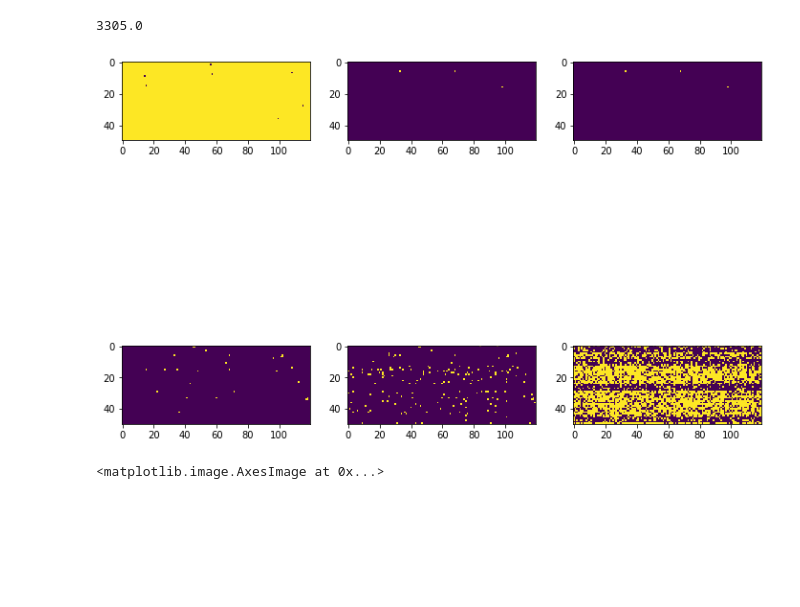
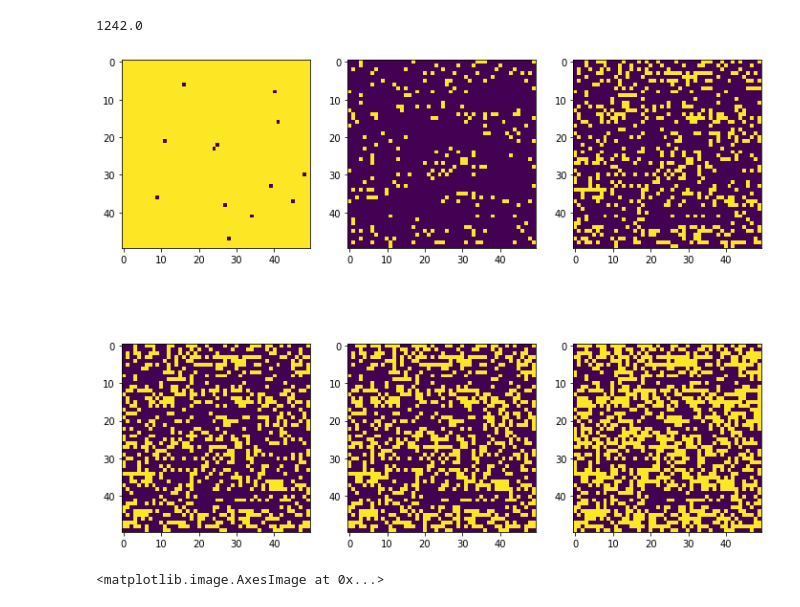
Before and after one commit to Lana-B/DamageStudies, a Jupyter notebook: py/Fe55-Fn.ipynb, the cells around one changed output. Saved outputs shown, nothing was run; the diff lists cells and outputs as text; code cells hidden in the pictures; blank space fills up the shorter version.

```diff
--- a/py/Fe55-Fn.ipynb
+++ b/py/Fe55-Fn.ipynb
@@ -82,9 +84,9 @@ number of files=100
 # %%
 #0dam
-startx=1000
-starty=1000
-endx=1050
-endy=1050
+startx=1200
+starty=1700
+endx=1250
+endy=1750
 
 #40 dam
 # startx=581
@@ -146,7 +155,7 @@ def bad_pix_qual(startx_fn,endx_fn,starty_fn,endy_fn,chosenPixels3d_fn):
         for pix_x in range(0,(endx_fn-startx_fn)): #(endy-starty)*(endx-startx)
             badfit=False
 
-            if (pix_x%30==0 and pix_y%30==0):
+            if (pix_x==0 and pix_y%10==0):
                 print(pix_x,pix_y)
             histValues=plt.hist(chosenPixels3d_fn[:,pix_y,pix_x],bins=45)
             mphist=midpoints(histValues[1])
@@ -166,12 +175,14 @@ def bad_pix_qual(startx_fn,endx_fn,starty_fn,endy_fn,chosenPixels3d_fn):
             heights_array_fn[pix_y,pix_x]=popt[0]
             means_array_fn[pix_y,pix_x]=popt[1]
             stds_array_fn[pix_y,pix_x]=popt[2]
-#             if((pix_x==47) and (pix_y==32)):
-#                 plt.plot(histValues[1][:-1],gaus(histValues[1][:-1],*popt),'ro:',label='fit')
+            if((pix_x==40) and (pix_y==8)):
+                plt.plot(histValues[1][:-1],gaus(histValues[1][:-1],*popt),'ro:',label='fit')
 #                 plt.show()
+                plt.pause(0.01)
+                input("pause")
+                print(pix_x,pix_y,popt)
             plt.cla()
             plt.clf()
-#             print(pix_x,pix_y,popt)
             # if badfit=False:
             x_vals_fn=np.append(x_vals_fn,pix_x)
             y_vals_fn=np.append(y_vals_fn,pix_y)
@@ -242,11 +232,14 @@ eo_stds_stds[::2,:]=even_stds_std
 eo_stds_stds[1::2,:]=odd_stds_std
 # %%
 badpixmask=np.ones([endy-starty,endx-startx])
-badpixmask[(means_array>(eo_means_means+5*eo_means_stds))]=-1
-badpixmask[(stds_array>eo_stds_means+5*eo_stds_stds)]=-1
+print(eo_means_means[0,0],eo_stds_means[0,0],eo_means_stds[0,0],eo_stds_stds[0,0])
+badpixmask[(means_array>(eo_means_means+6*eo_means_stds))]=-1
+badpixmask[(stds_array>(eo_stds_means+8*eo_stds_stds))]=-1
 # badpixmask[(heights_array>eo_heights_means+6*eo_heights_stds)]=-1
-badpixmask[(means_array<eo_means_means-5*eo_means_stds)]=-1
-badpixmask[(stds_array<eo_stds_means-5*eo_stds_stds)]=-1
+badpixmask[(means_array<(eo_means_means-6*eo_means_stds))]=-1
+badpixmask[(stds_array<(eo_stds_means-6*eo_stds_stds))]=-1
+badpixmask[(means_array<100)]=-1
+badpixmask[(stds_array<0.5)]=-1
 # means_array2[(heights_array<eo_heights_means-6*eo_heights_stds)]=-1
 
 #ie.if mean=-1 it's a "bad pixel"
@@ -289,6 +274,6 @@ Text(0, 0.5, 'ADC')
 # %%
 reshaped_CP=np.ones([endy-starty,endx-startx])
-reshaped_CP=(chosenPixels3d-means_array)/stds_array
+reshaped_CP=(chosenPixels3d-means_array/stds_array)
 # np.tile(badpixmask,2)
 # reshaped_CP[badpixmask>0]
 badpixmask3d=np.tile(badpixmask,(n_files,1))
@@ -466,34 +442,34 @@ _=ax[1].plot(sub_mphist,gaus(sub_mphist,*popt3),'yo:',label='fit')
 # %%
 fig3,ax3=plt.subplots(2,3,figsize=(12,10))
-sig10arr=(reshaped_CP[12,:,:]>20)
+sig10arr=(reshaped_CP[12,:,:]>10)
 sig10arr=sig10arr.reshape(endy-starty,endx-startx)
-sig5arr=(reshaped_CP[12,:,:]>10)
+sig5arr=(reshaped_CP[12,:,:]>5)
 sig5arr=sig5arr.reshape(endy-starty,endx-startx)
 sig4arr=(reshaped_CP[12,:,:]>4)
 sig4arr=sig4arr.reshape(endy-starty,endx-startx)
 sig3arr=(reshaped_CP[12,:,:]>3)
 sig3arr=sig3arr.reshape(endy-starty,endx-startx)
 sig2arr=(reshaped_CP[12,:,:]>2)
 sig2arr=sig2arr.reshape(endy-starty,endx-startx)
 sig1arr=(reshaped_CP[12,:,:]>0)
 sig1arr=sig1arr.reshape(endy-starty,endx-startx)
 ax3[0,0].imshow(badpixmask)
 ax3[0,1].imshow(sig10arr)
 sig10arr[badpixmask==0]=0
-ax3[0,2].imshow(sig10arr)
+ax3[0,2].imshow(sig5arr)
 # ax3[0,0].imshow(sig10arr-badpixmask)
 # ax3[0,1].imshow(sig5arr)
 # ax3[0,2].imshow(sig4arr)
 ax3[1,0].imshow(sig3arr)
 ax3[1,1].imshow(sig2arr)
 ax3[1,2].imshow(sig1arr)
 print(((reshaped_CP[2,:,:]>0)*1.0).sum())
 
 with open('zerodam_allframes_0deg.npy', 'wb') as f:
     np.save(f, reshaped_CP)
 # %% [output]
-3305.0
+1242.0
-[figure, old version]
+[figure, new version]
 # %%
 fig3,ax3=plt.subplots(2,3,figsize=(12,10))
 sig10arr=(reshaped_CP[12,:,:]>500)
```
Also changed, not shown: parts of 28 cells of this notebook, 9 other files.
